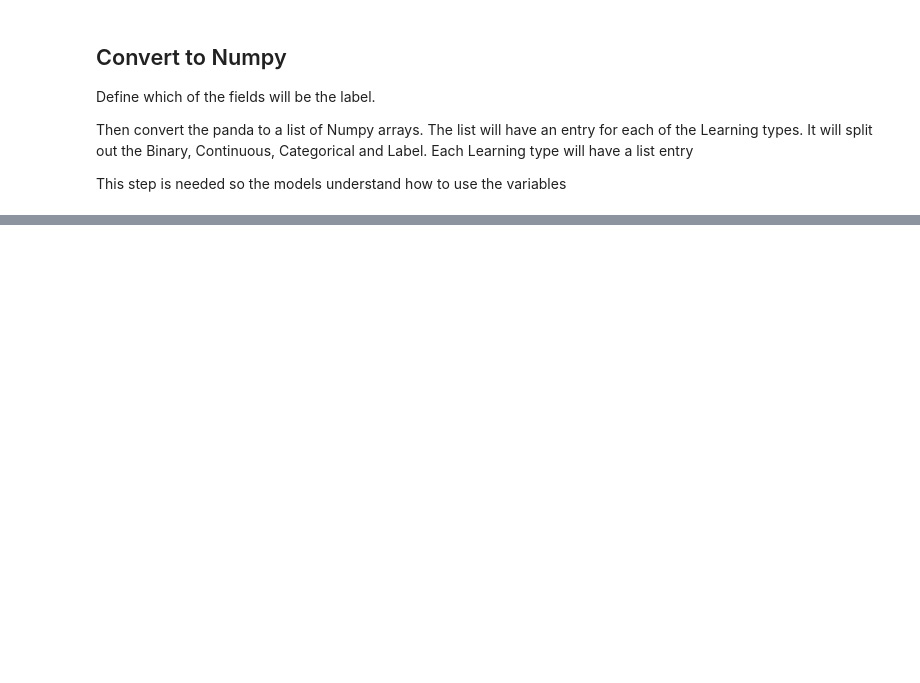
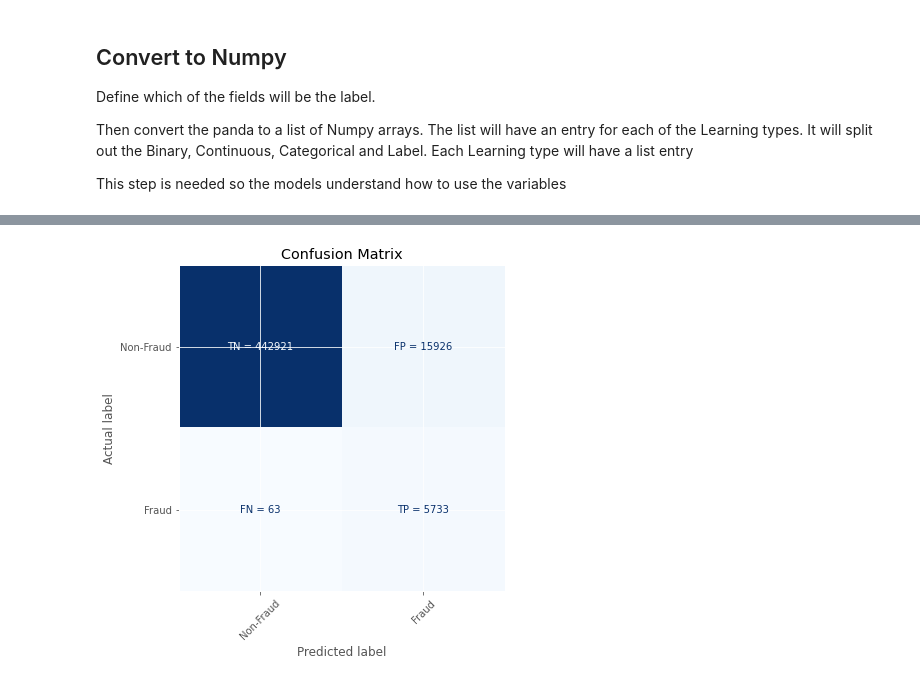
Before and after one commit to t0kk35/d373c7, a Jupyter notebook: notebooks/single/classifiers/binary/00_FeedForward.ipynb, the cells around one changed output, grey strips where cells are left out. Drawn from its saved outputs; the diff is of its cells as text; code cells hidden in the pictures; blank space fills up the shorter version.

```diff
--- a/notebooks/single/classifiers/binary/00_FeedForward.ipynb
+++ b/notebooks/single/classifiers/binary/00_FeedForward.ipynb
@@ -191,0 +248,4 @@ Done
+# %%
+pl.TestPlot().plot_confusion_matrix(*pr, fig_size=(6,6))
+# %% [output]
+[figure, added]
```
Also changed, not shown: parts of 14 cells of this notebook, 17 other files.
